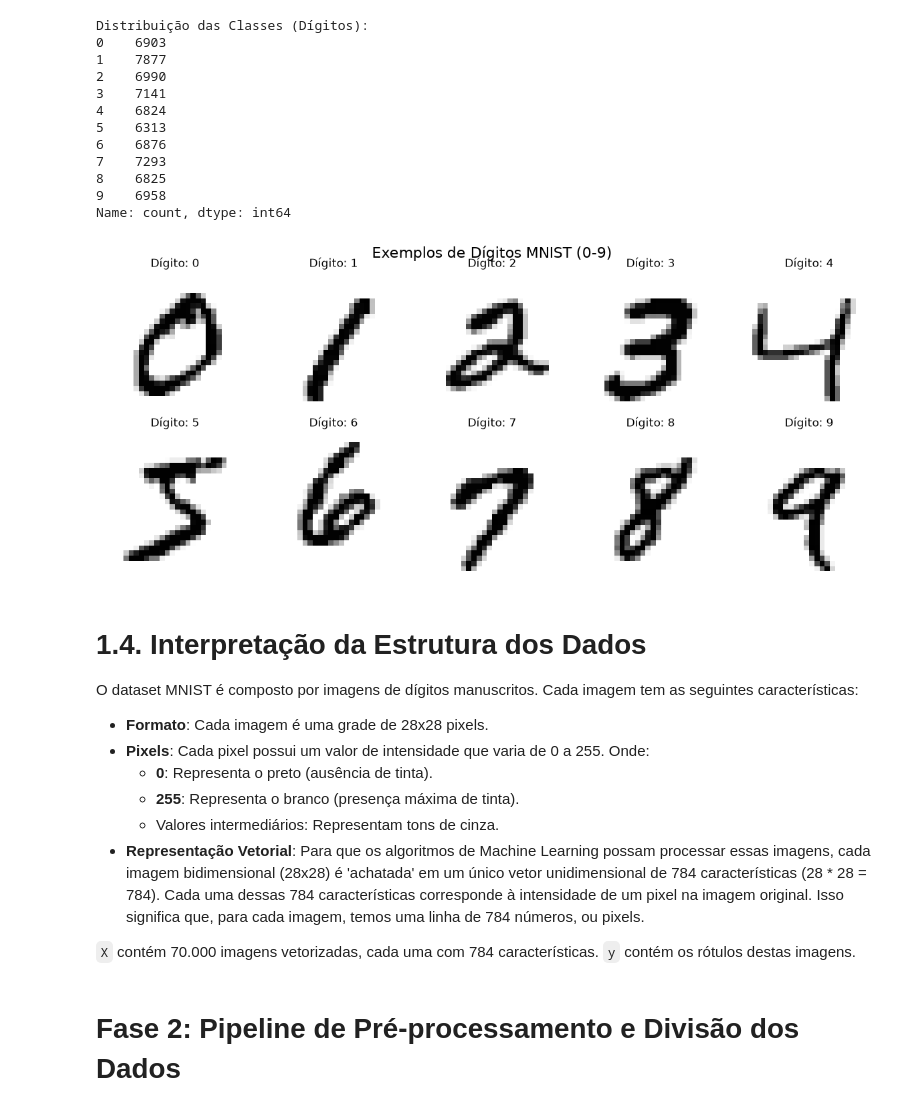
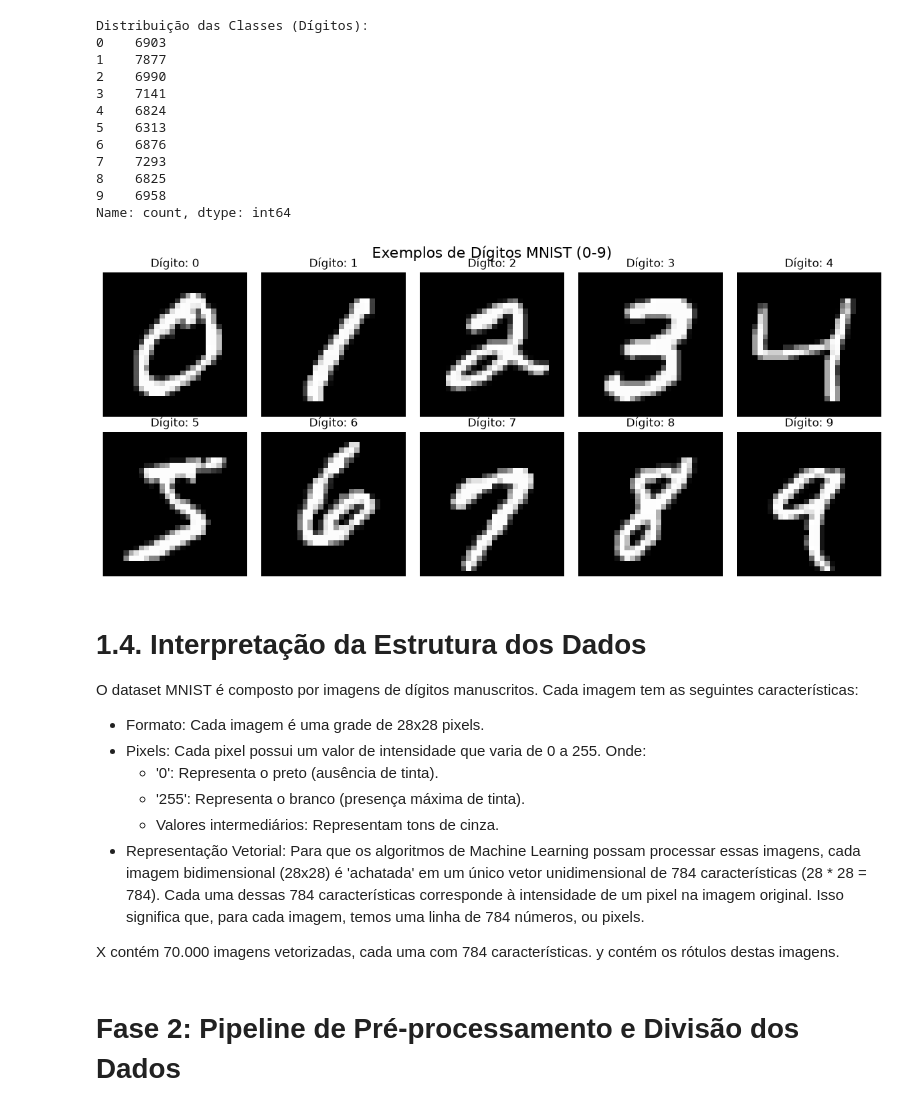
Before and after one commit to giselemachado1978-ai/MiniProjeto_Modulo2_IA-1_SCTEC, a Jupyter notebook: MiniProjetoMod2.ipynb, the cells around one changed output. Cells and saved outputs as stored; diff of their text form; code cells hidden in the pictures.

```diff
--- a/MiniProjetoMod2.ipynb
+++ b/MiniProjetoMod2.ipynb
@@ -41,47 +41,47 @@ Name: count, dtype: int64
 # %%
 # 1.3. Visualização dos exemplos de imagens de cada digito, com rotulos:
 fig, axes = plt.subplots(2, 5, figsize=(12, 5))
 axes = axes.flatten()
 
 # Encontrar um exemplo para cada dígito de 0 a 9
 seen_labels = []
 example_indices = []
 
 for i in range(len(y)):
     label = y[i]
     if label not in seen_labels:
         seen_labels.append(label)
         example_indices.append(i)
     if len(seen_labels) == 10:
         break
 
 # Colocando em ordem para exibição:
 example_indices_sorted = [idx for _, idx in sorted(zip([int(y[i]) for i in example_indices], example_indices))]
 
 for i, idx in enumerate(example_indices_sorted):
     ax = axes[i]
-    ax.imshow(X[idx].reshape(28, 28), cmap='gray_r')
+    ax.imshow(X[idx].reshape(28, 28), cmap='gray')
     ax.set_title(f"Dígito: {y[idx]}")
     ax.axis('off')
 
 plt.tight_layout()
 plt.suptitle('Exemplos de Dígitos MNIST (0-9)', y=1.02, fontsize=16)
 plt.show()
 # %% [output]
-[figure, old version]
+[figure, new version]
 # %% [markdown]
 # 1.4. Interpretação da Estrutura dos Dados
 
 O dataset MNIST é composto por imagens de dígitos manuscritos. Cada imagem tem as seguintes características:
 
-*   **Formato**: Cada imagem é uma grade de 28x28 pixels.
-*   **Pixels**: Cada pixel possui um valor de intensidade que varia de 0 a 255. Onde:
-    *   **0**: Representa o preto (ausência de tinta).
-    *   **255**: Representa o branco (presença máxima de tinta).
+*   Formato: Cada imagem é uma grade de 28x28 pixels.
+*   Pixels: Cada pixel possui um valor de intensidade que varia de 0 a 255. Onde:
+    *   '0': Representa o preto (ausência de tinta).
+    *   '255': Representa o branco (presença máxima de tinta).
     *   Valores intermediários: Representam tons de cinza.
-*   **Representação Vetorial**: Para que os algoritmos de Machine Learning possam processar essas imagens, cada imagem bidimensional (28x28) é 'achatada' em um único vetor unidimensional de 784 características (28 * 28 = 784). Cada uma dessas 784 características corresponde à intensidade de um pixel na imagem original. Isso significa que, para cada imagem, temos uma linha de 784 números, ou pixels.
+*   Representação Vetorial: Para que os algoritmos de Machine Learning possam processar essas imagens, cada imagem bidimensional (28x28) é 'achatada' em um único vetor unidimensional de 784 características (28 * 28 = 784). Cada uma dessas 784 características corresponde à intensidade de um pixel na imagem original. Isso significa que, para cada imagem, temos uma linha de 784 números, ou pixels.
 
-`X` contém 70.000 imagens vetorizadas, cada uma com 784 características. `y` contém os rótulos destas imagens.
+X contém 70.000 imagens vetorizadas, cada uma com 784 características. y contém os rótulos destas imagens.
 # %% [markdown]
 # Fase 2: Pipeline de Pré-processamento e Divisão dos Dados
 # %%
```
Also changed, not shown: parts of 13 cells of this notebook, 2 other files.
